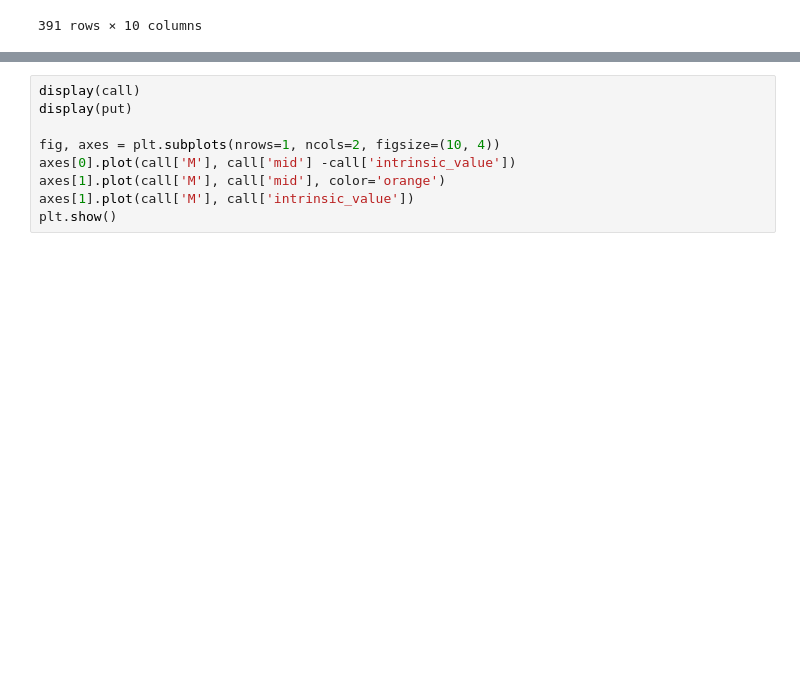
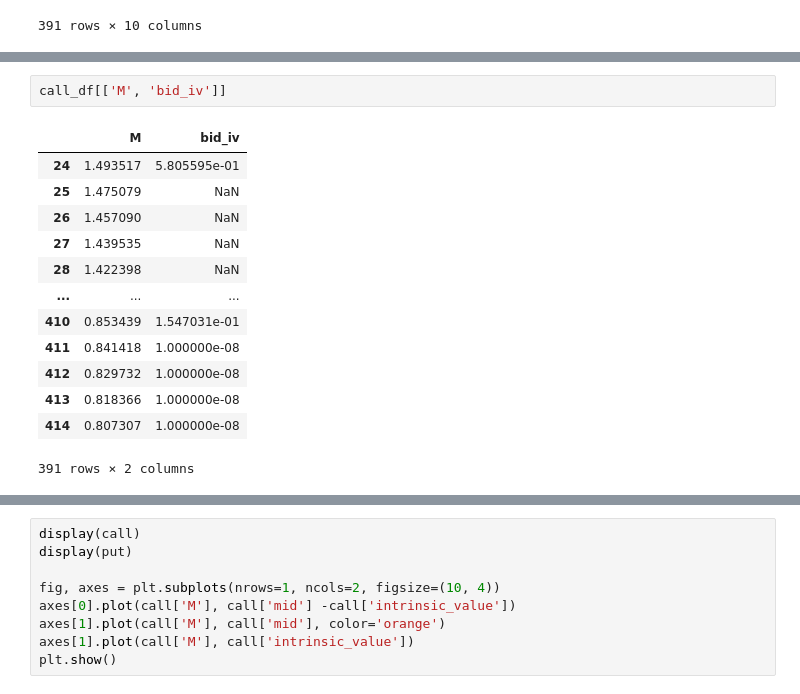
Before and after one commit to atanasio528/RRT, a Jupyter notebook: notebooks/Toymodel/RRT.ipynb, the cells around one changed output, grey strips where cells are left out. Saved outputs shown, nothing was run; the diff lists cells and outputs as text; blank space fills up the shorter version.

```diff
--- a/notebooks/Toymodel/RRT.ipynb
+++ b/notebooks/Toymodel/RRT.ipynb
@@ -134,0 +216,16 @@ display(put_df[['bs_price', 'ask', 'bid', 'mid', 'volume', 'last_price', 'thr_pr
+# %%
+call_df[['M', 'bid_iv']]
+# %% [output]
+|  | M | bid_iv |
+| 24 | 1.493517 | 5.805595e-01 |
+| 25 | 1.475079 | NaN |
+| 26 | 1.457090 | NaN |
+| 27 | 1.439535 | NaN |
+| 28 | 1.422398 | NaN |
+| ... | ... | ... |
+| 410 | 0.853439 | 1.547031e-01 |
+| 411 | 0.841418 | 1.000000e-08 |
+| 412 | 0.829732 | 1.000000e-08 |
+| 413 | 0.818366 | 1.000000e-08 |
+| 414 | 0.807307 | 1.000000e-08 |
+391 rows × 2 columns
```
Also changed, not shown: parts of 5 cells of this notebook, 2 other files.
